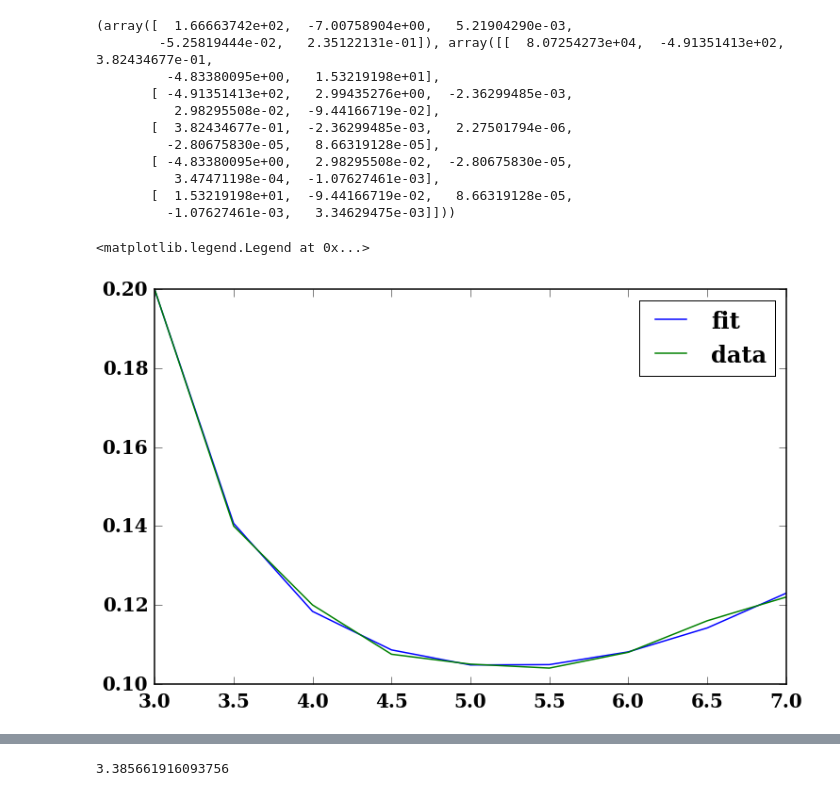
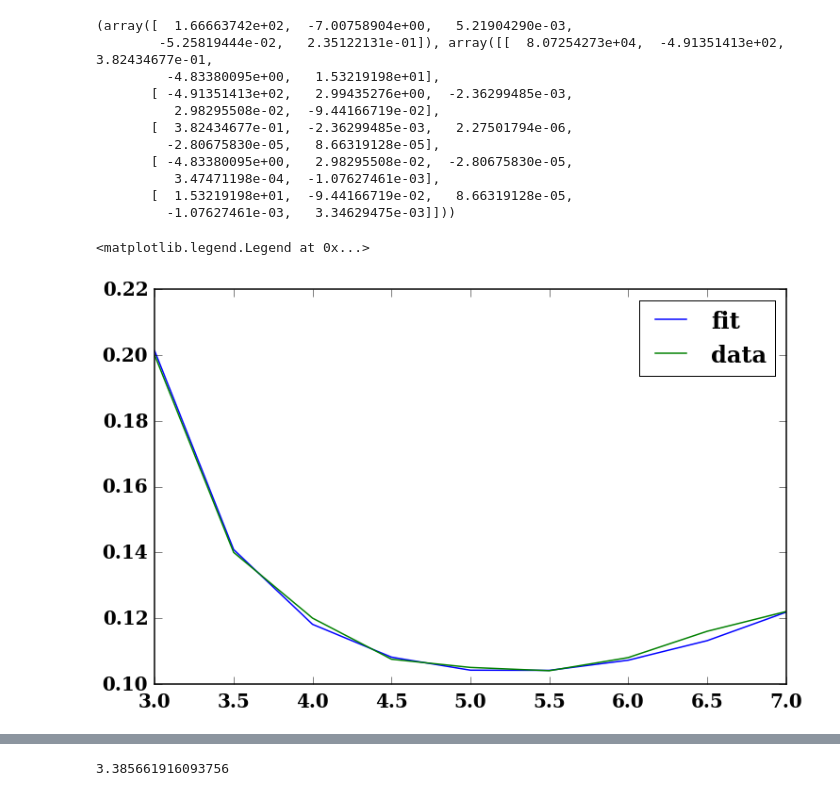
Before and after one commit to ZhaoweiZ/kappa_summer, a Jupyter notebook: anu_fitting_formula_V_mode_2.ipynb, the cells around one changed output, grey strips where cells are left out. Cells and saved outputs as stored; diff of their text form; code cells hidden in the pictures.

```diff
--- a/anu_fitting_formula_V_mode_2.ipynb
+++ b/anu_fitting_formula_V_mode_2.ipynb
@@ -449,35 +480,35 @@ data_kappa_V_anu_high_CC = np.loadtxt('/home/zhaowei/Documents/data_summer/V_mod
 
 x_10 = data_kappa_V_anu_high_CC[:,0]
 y_10 = data_kappa_V_anu_high_CC[:,1]
 
 
 def func_115(x, a, b, d, h, g):
     f = a * x**b + d * x**2 + h * x  + g
     return f
 
 print curve_fit(func_115, x_10, y_10, p0 = [1.66664817e+02,  -7.00759560e+00,   5.21904823e-03,-5.25820114e-02,   2.35122343e-01])
 
-pl.plot(x_10, func_115(x_10, 1.66663742e+02,  -7.00758904e+00,   5.21904290e-03,-5.25819444e-02,   2.35122131e-01), label = 'fit')
+pl.plot(x_10, func_115(x_10, 13.**2.,-7.,13./2500.,-263./5000., 47./200.), label = 'fit')
 
 pl.plot(x_10, y_10, label = 'data')
 
 pl.legend()
 
 #pl.ylim([8000, 18000])
 # %% [output]
 (array([  1.66663742e+02,  -7.00758904e+00,   5.21904290e-03,
         -5.25819444e-02,   2.35122131e-01]), array([[  8.07254273e+04,  -4.91351413e+02,   3.82434677e-01,
          -4.83380095e+00,   1.53219198e+01],
        [ -4.91351413e+02,   2.99435276e+00,  -2.36299485e-03,
           2.98295508e-02,  -9.44166719e-02],
        [  3.82434677e-01,  -2.36299485e-03,   2.27501794e-06,
          -2.80675830e-05,   8.66319128e-05],
        [ -4.83380095e+00,   2.98295508e-02,  -2.80675830e-05,
           3.47471198e-04,  -1.07627461e-03],
        [  1.53219198e+01,  -9.44166719e-02,   8.66319128e-05,
          -1.07627461e-03,   3.34629475e-03]]))
 <matplotlib.legend.Legend at 0x...>
-[figure, old version]
+[figure, new version]
 # %%
 data_kappa_V_anu_low_W_DEPEN = np.loadtxt('/home/zhaowei/Documents/data_summer/V_mode/kappa_V_anu_low_W_DEPEN.txt')
 x_173 = data_kappa_V_anu_low_W_DEPEN[:,0]
```
Also changed, not shown: parts of 11 cells of this notebook, 5 other files.
